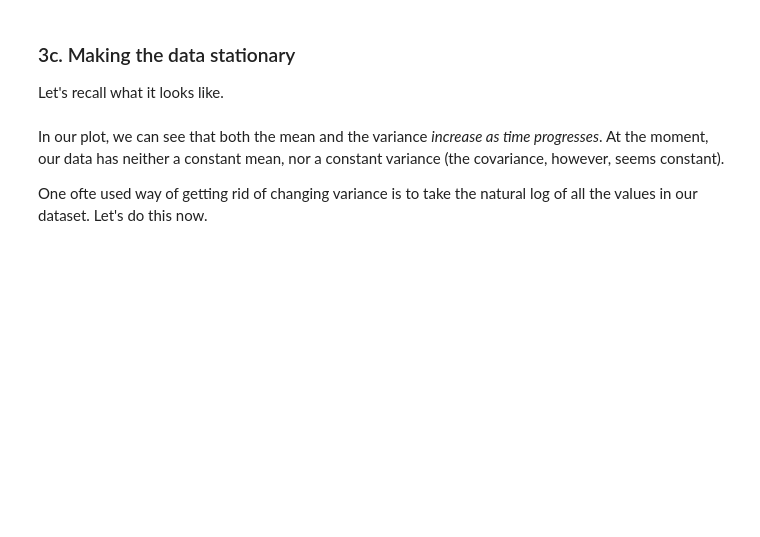
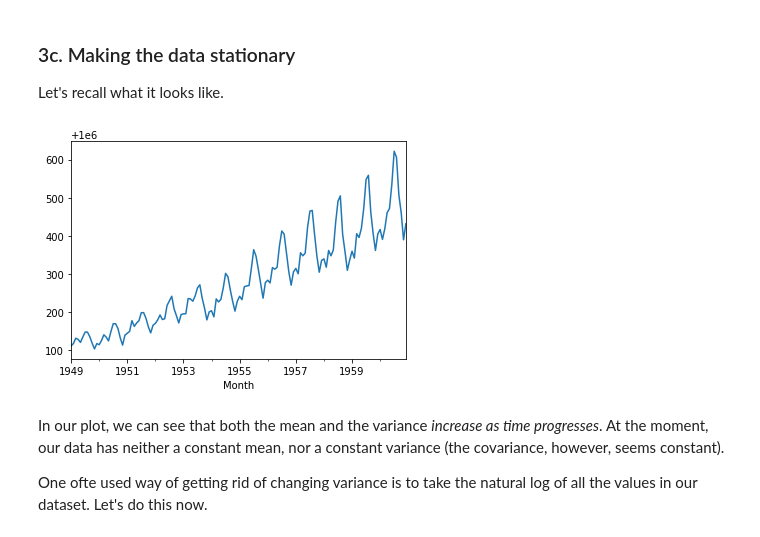
Before and after one commit to jeffkoskulics/Springboard, a Jupyter notebook: CaseStudies/CowboyCigarettes/Cowboy Cigarettes Case Study - Tier 3.ipynb, the cells around one changed output. Saved outputs shown, nothing was run; the diff lists cells and outputs as text; code cells hidden in the pictures; blank space fills up the shorter version.

```diff
--- a/CaseStudies/CowboyCigarettes/Cowboy Cigarettes Case Study - Tier 3.ipynb
+++ b/CaseStudies/CowboyCigarettes/Cowboy Cigarettes Case Study - Tier 3.ipynb
@@ -223,3 +262,8 @@ _ _ _
+# %%
+y.plot()
+plt.show()
+# %% [output]
+[figure, added]
 # %% [markdown]
 In our plot, we can see that both the mean and the variance *increase as time progresses*. At the moment, our data has neither a constant mean, nor a constant variance (the covariance, however, seems constant).
 
```
Also changed, not shown: parts of 31 cells of this notebook.
